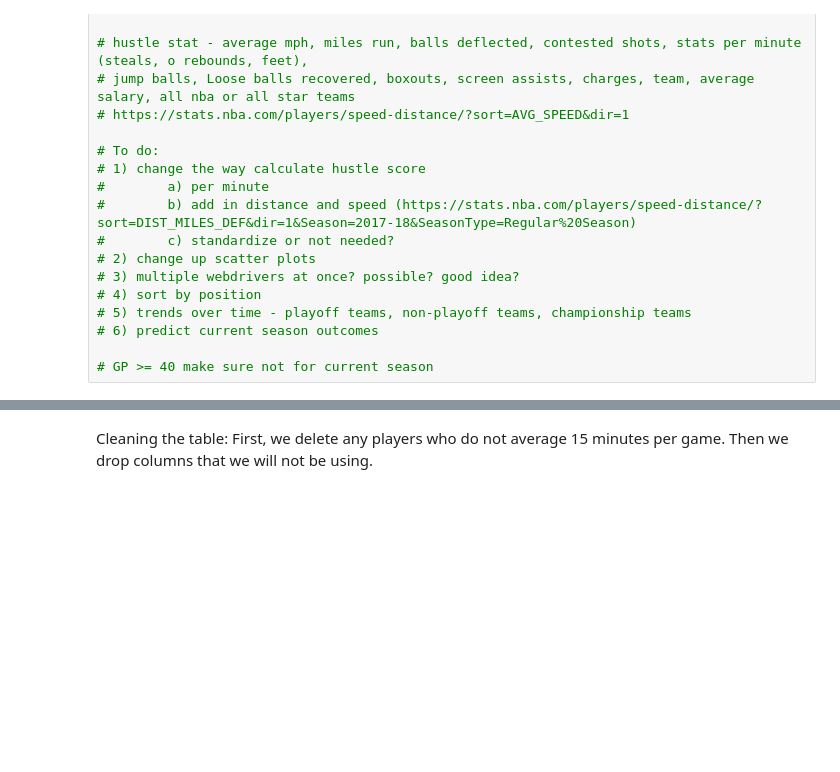
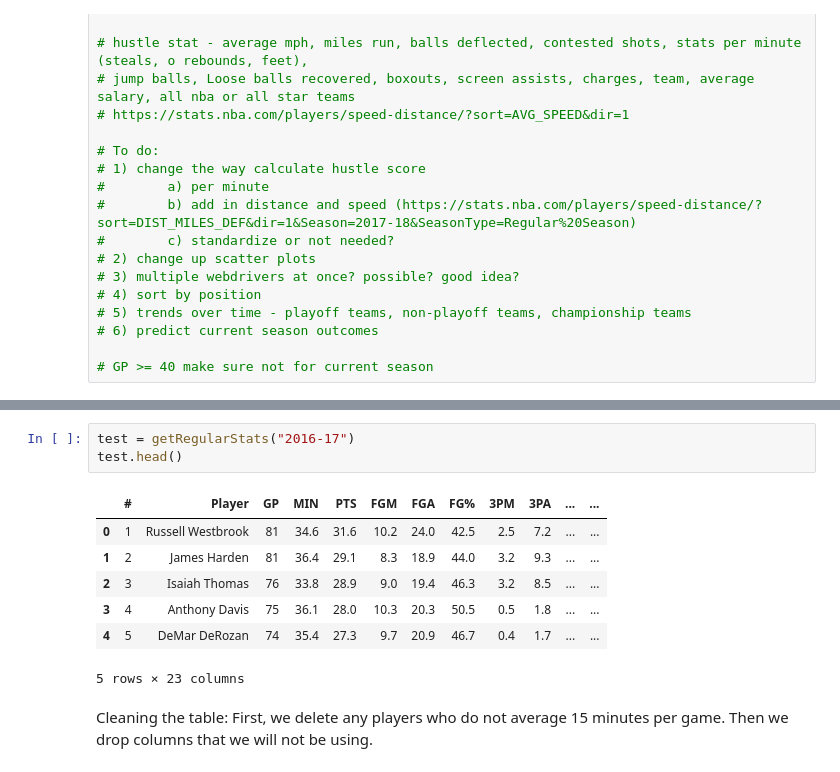
Before and after one commit to yairfax/CMSC320-final-project, a Jupyter notebook: Final Project.ipynb, the cells around one changed output, grey strips where cells are left out. Cells and saved outputs as stored; diff of their text form; blank space fills up the shorter version.

```diff
--- a/Final Project.ipynb
+++ b/Final Project.ipynb
@@ -51,3 +74,14 @@ table.head()
+# %%
+test = getRegularStats("2016-17")
+test.head()
+# %% [output]
+|  | # | Player | GP | MIN | PTS | FGM | FGA | FG% | 3PM | 3PA | ... | ... |
+| 0 | 1 | Russell Westbrook | 81 | 34.6 | 31.6 | 10.2 | 24.0 | 42.5 | 2.5 | 7.2 | ... | ... |
+| 1 | 2 | James Harden | 81 | 36.4 | 29.1 | 8.3 | 18.9 | 44.0 | 3.2 | 9.3 | ... | ... |
+| 2 | 3 | Isaiah Thomas | 76 | 33.8 | 28.9 | 9.0 | 19.4 | 46.3 | 3.2 | 8.5 | ... | ... |
+| 3 | 4 | Anthony Davis | 75 | 36.1 | 28.0 | 10.3 | 20.3 | 50.5 | 0.5 | 1.8 | ... | ... |
+| 4 | 5 | DeMar DeRozan | 74 | 35.4 | 27.3 | 9.7 | 20.9 | 46.7 | 0.4 | 1.7 | ... | ... |
+5 rows × 23 columns
 # %% [markdown]
 Cleaning the table: First, we delete any players who do not average 15 minutes per game.  Then we drop columns that we will not be using.
 # %%
```
Also changed, not shown: parts of 8 cells of this notebook.
